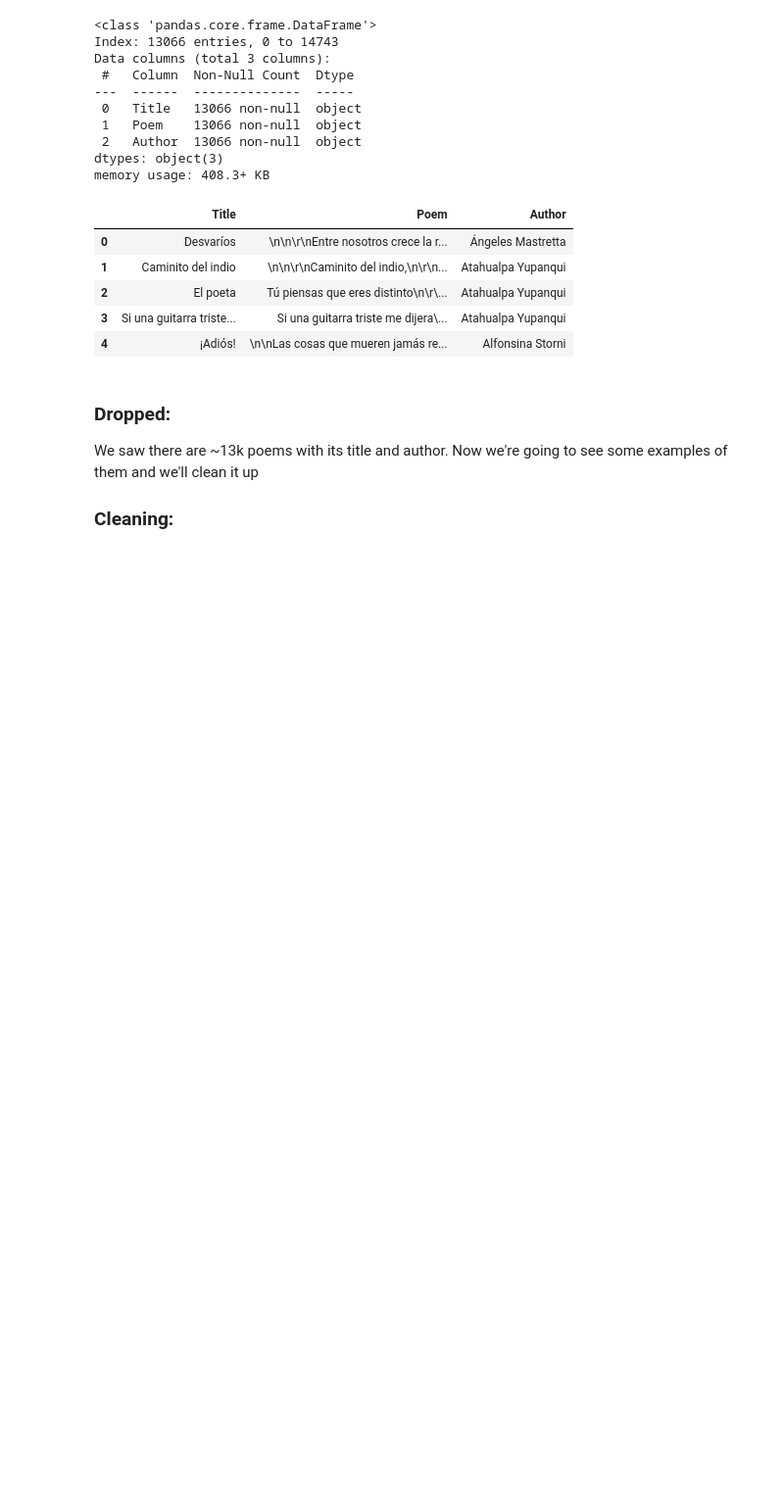
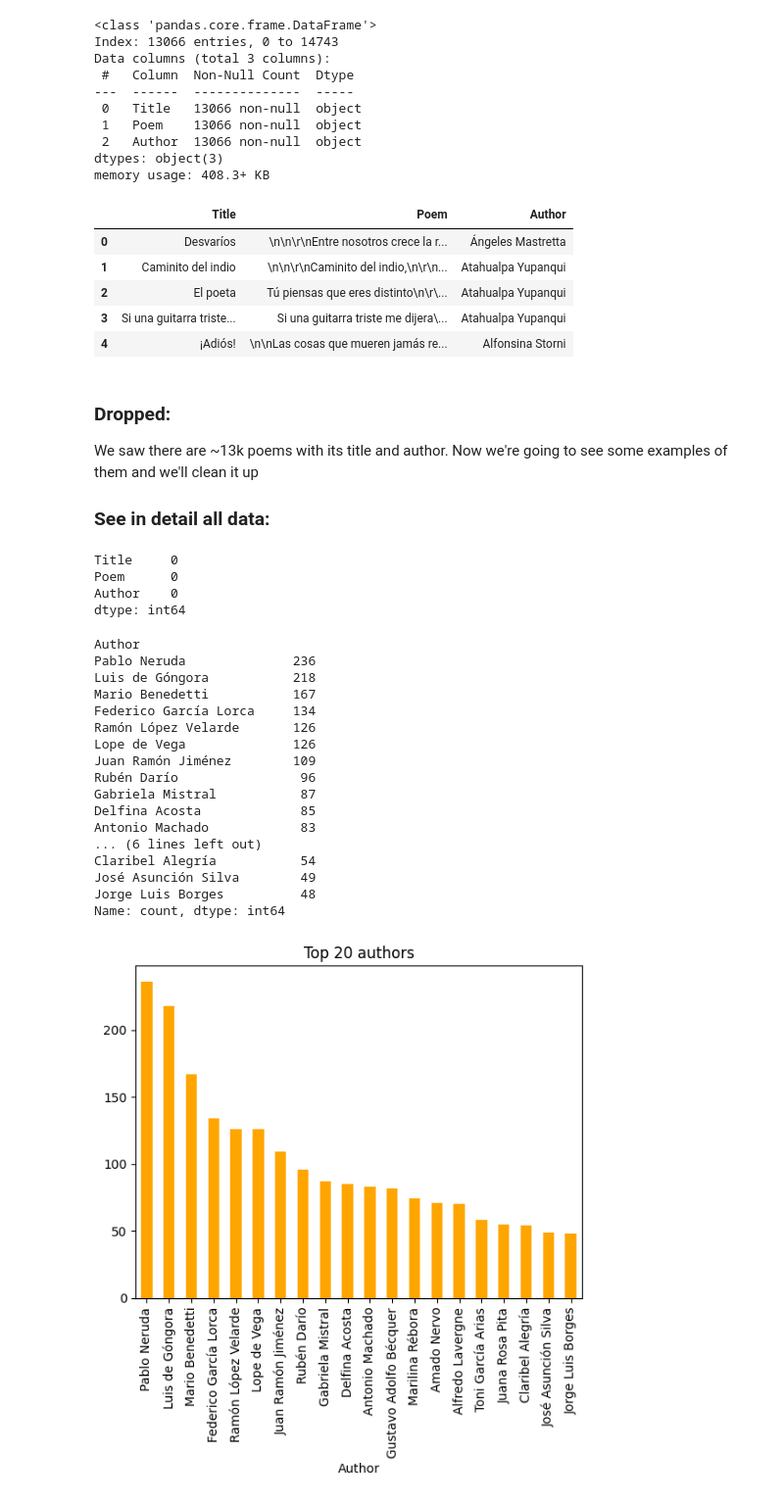
Before and after one commit to jgarnicaa/GenAI_Poetry, a Jupyter notebook: src/EDA/EDA_ES.ipynb, the cells around one changed output. Shown at 98% size. Drawn from its saved outputs; the diff is of its cells as text; code cells hidden in the pictures; blank space fills up the shorter version.

```diff
--- a/src/EDA/EDA_ES.ipynb
+++ b/src/EDA/EDA_ES.ipynb
@@ -90,4 +86,37 @@ df.head()
 
 We saw there are ~13k poems with its title and author. Now we're going to see some examples of them and we'll clean it up
 
-### Cleaning:
+### See in detail all data:
+# %%
+print(df.isnull().sum()) #There aren't any null data
+# %% [output]
+Title     0
+Poem      0
+Author    0
+dtype: int64
+# %%
+## Most frecuent authors
+
+top_authors = df['Author'].value_counts().head(20)
+print(top_authors)
+top_authors.plot(kind='bar', title='Top 20 authors', color='orange')
+plt.show()
+# %% [output]
+Author
+Pablo Neruda              236
+Luis de Góngora           218
+Mario Benedetti           167
+Federico García Lorca     134
+Ramón López Velarde       126
+Lope de Vega              126
+Juan Ramón Jiménez        109
+Rubén Darío                96
+Gabriela Mistral           87
+Delfina Acosta             85
+Antonio Machado            83
+... (6 lines left out)
+Claribel Alegría           54
+José Asunción Silva        49
+Jorge Luis Borges          48
+Name: count, dtype: int64
+[figure, added]
```
Also changed, not shown: parts of 11 cells of this notebook, 1 other file.
